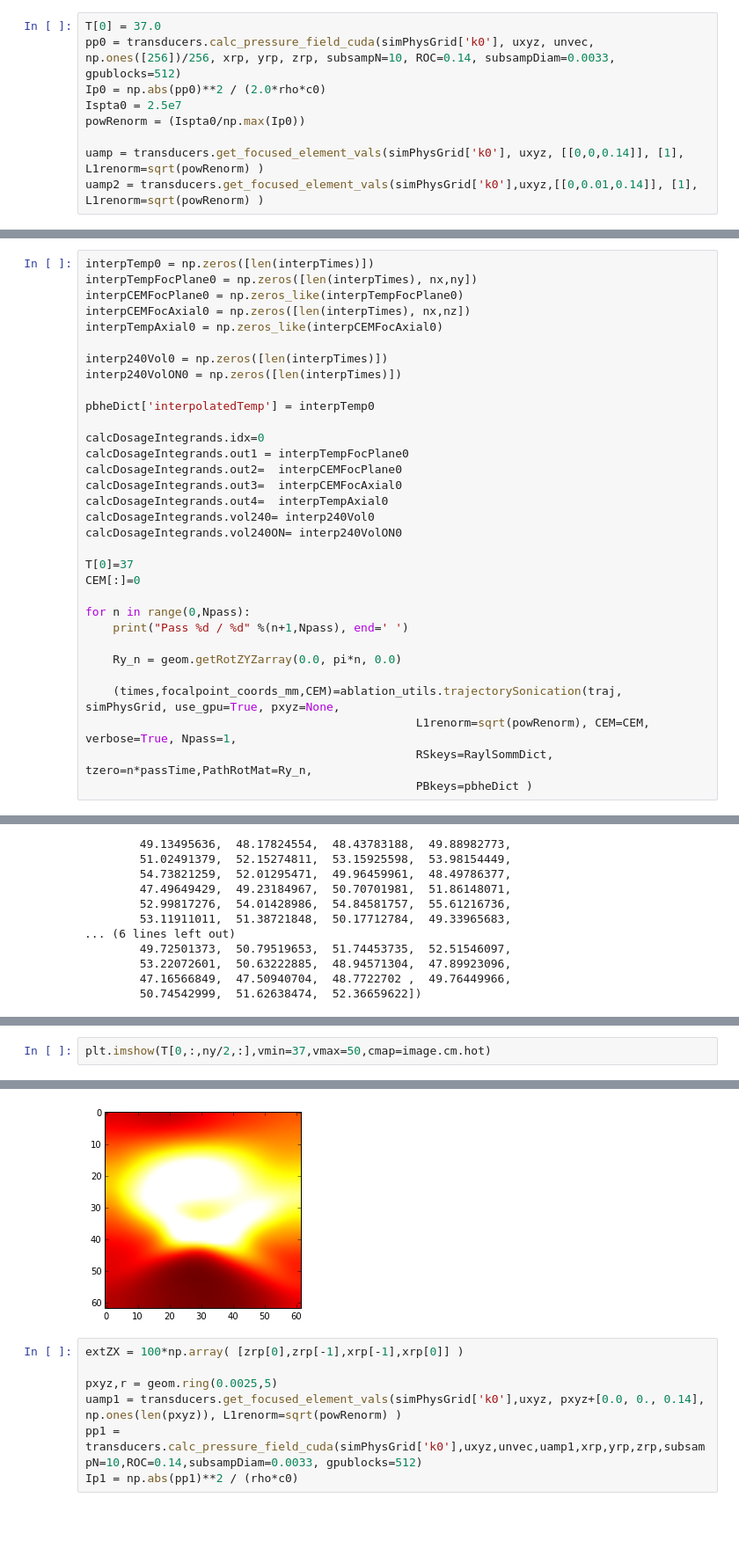
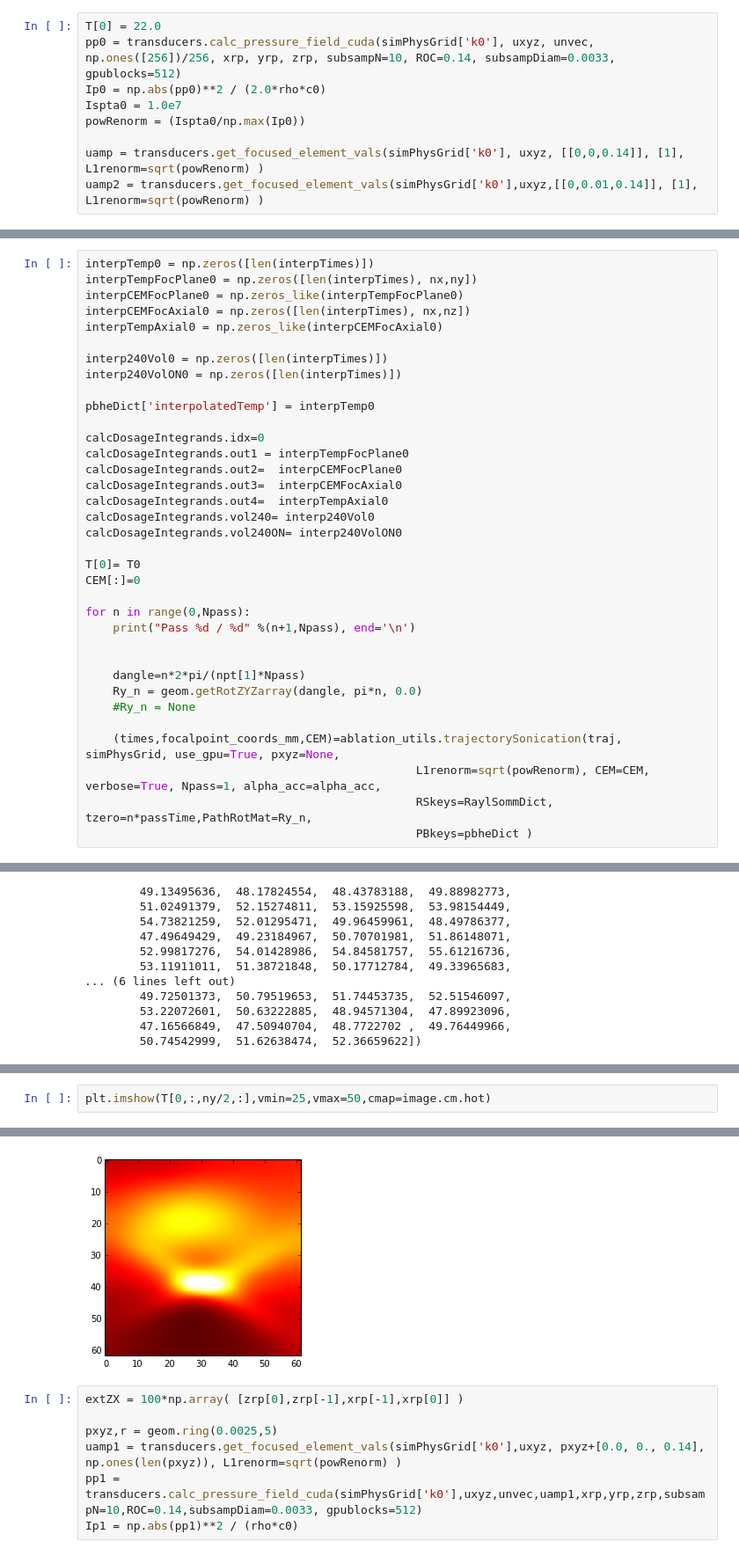
Before and after one commit to vlchaplin/fus_thermalmodelling, a Jupyter notebook: TrajectoryCompare.ipynb, the cells around one changed output, grey strips where cells are left out. Shown at 88% size. Drawn from its saved outputs; the diff is of its cells as text; blank space fills up the shorter version.

```diff
--- a/TrajectoryCompare.ipynb
+++ b/TrajectoryCompare.ipynb
@@ -123,10 +124,10 @@ ROIOFF = np.logical_and( ROIEXTRA, np.logical_not(ROION))
 PBHE_CUDA.ResetGPU()
 PBHE_CUDA.Create_Global_GPU_Session32(*T.shape)
 # %%
-T[0] = 37.0
+T[0] = 22.0
 pp0 = transducers.calc_pressure_field_cuda(simPhysGrid['k0'], uxyz, unvec, np.ones([256])/256, xrp, yrp, zrp, subsampN=10, ROC=0.14, subsampDiam=0.0033, gpublocks=512)
 Ip0 = np.abs(pp0)**2 / (2.0*rho*c0)
-Ispta0 = 2.5e7
+Ispta0 = 1.0e7
 powRenorm = (Ispta0/np.max(Ip0))
 
 uamp = transducers.get_focused_element_vals(simPhysGrid['k0'], uxyz, [[0,0,0.14]], [1], L1renorm=sqrt(powRenorm) )
@@ -274,16 +320,19 @@ calcDosageIntegrands.out4=  interpTempAxial0
 calcDosageIntegrands.vol240= interp240Vol0
 calcDosageIntegrands.vol240ON= interp240VolON0
 
-T[0]=37
+T[0]= T0
 CEM[:]=0
 
 for n in range(0,Npass):
-    print("Pass %d / %d" %(n+1,Npass), end=' ')
+    print("Pass %d / %d" %(n+1,Npass), end='\n')
 
-    Ry_n = geom.getRotZYZarray(0.0, pi*n, 0.0)
+
+    dangle=n*2*pi/(npt[1]*Npass)
+    Ry_n = geom.getRotZYZarray(dangle, pi*n, 0.0)
+    #Ry_n = None
 
     (times,focalpoint_coords_mm,CEM)=ablation_utils.trajectorySonication(traj, simPhysGrid, use_gpu=True, pxyz=None,
-                                                L1renorm=sqrt(powRenorm), CEM=CEM, verbose=True, Npass=1,
+                                                L1renorm=sqrt(powRenorm), CEM=CEM, verbose=True, Npass=1, alpha_acc=alpha_acc,
                                                 RSkeys=RaylSommDict, tzero=n*passTime,PathRotMat=Ry_n,
                                                 PBkeys=pbheDict )
 # %% [output]
@@ -521,8 +612,8 @@ for ax in axTable.flatten():
 # %%
-plt.imshow(T[0,:,ny/2,:],vmin=37,vmax=50,cmap=image.cm.hot)
+plt.imshow(T[0,:,ny/2,:],vmin=25,vmax=50,cmap=image.cm.hot)
 # %% [output]
 <matplotlib.image.AxesImage at 0x...>
-[figure, old version]
+[figure, new version]
 # %%
 extZX = 100*np.array( [zrp[0],zrp[-1],xrp[-1],xrp[0]] )
 
```
Also changed, not shown: parts of 40 cells of this notebook.
